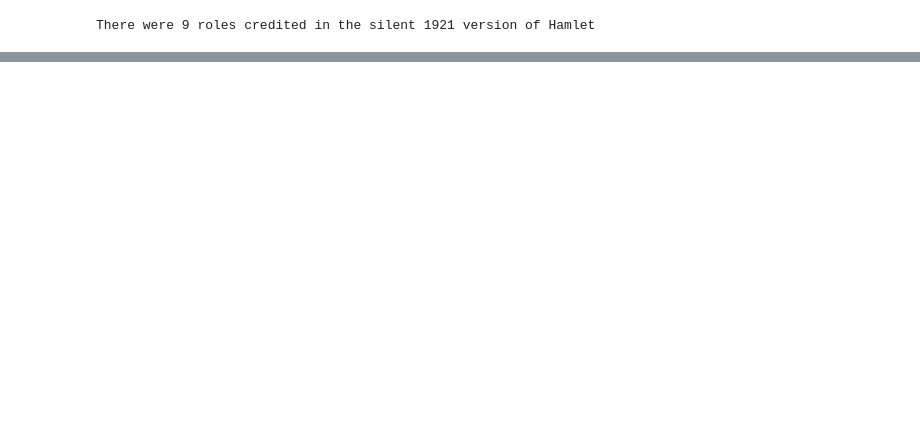
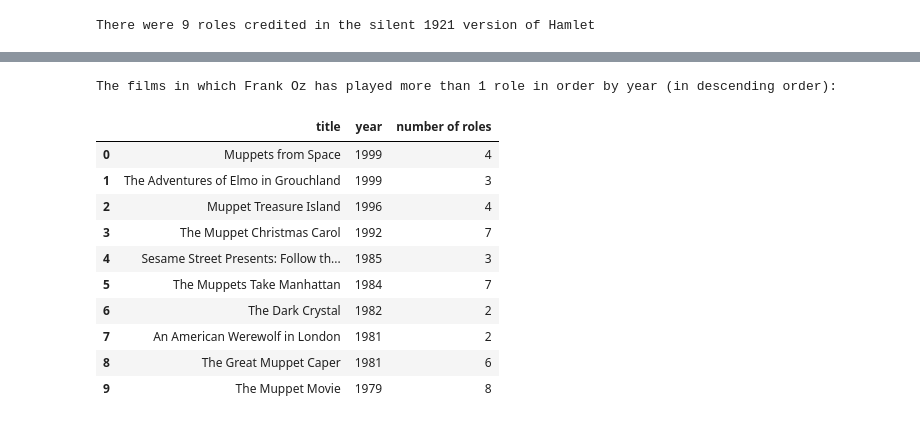
Before and after one commit to appeldaniel1998/Intro-to-Data-Sciences-Final-Project, a Jupyter notebook: Programming.ipynb, the cells around one changed output, grey strips where cells are left out. Drawn from its saved outputs; the diff is of its cells as text; code cells hidden in the pictures; blank space fills up the shorter version.

```diff
--- a/Programming.ipynb
+++ b/Programming.ipynb
@@ -92,0 +198,39 @@ There were 9 roles credited in the silent 1921 version of Hamlet
+# %%
+#Question 2.7
+#Question:List, in order by year, each of the films in which Frank Oz has played more than 1 role
+
+frankOz = cast.groupby('name').get_group('Frank Oz')#Grouping the dataframe and selecting the dataframe where Frank Oz starred
+#This will be the main dataframe we work on
+frankOzCount = frankOz.groupby('title').count()[['name']] #Initializing a new dataframe, grouping the frankOz dataframe by
+#movie title,so setting it to be the count of roles Frank Oz starred in each film and leaving only a single column visible
+#because all columns have the same values('name' was chosen but has no significance)
+frankOzCount = frankOzCount[frankOzCount.name > 1] #Leaving in the dataframe only the films where frank Oz was cast for more
+#than 1 role
+frankOzCount.columns = ['number of roles'] #Renaming the column from 'name' to 'number of roles'.
+frankOz = pd.merge(frankOz, frankOzCount, how = 'inner', on = 'title') #Merging the 2 dataframes created using
+#merge(how='inner') meaning that only the common values shall be saved, all others lost. Because the frankOzCount dataframe has
+#all the needed films where Frank Oz was cast for more than 1 role, all others need to be removed (which the merge()
+#function does).
+frankOz = frankOz.drop_duplicates(subset=['title']) #Now only the needed films are shown, but because Frank Oz was cast for more
+#than 1 role for each film, there are more than 1 record for each film (for every role). We do not need that, so we use the
+#function drop_duplicates() to keep only the first occurrence of each film name (There are no films he starred in that have the
+#same name)
+frankOz = frankOz.sort_values('year', ascending=False) #Sorting the films in descending order according to the year (earliest
+#first)
+frankOz = frankOz.reset_index() #Resetting the indexes for appearance's sake.
+frankOz = frankOz[['title', 'year', 'number of roles']] #Displaying the needed columns: title, year and number of roles
+print('The films in which Frank Oz has played more than 1 role in order by year (in descending order):') #printing the results
+frankOz
+# %% [output]
+The films in which Frank Oz has played more than 1 role in order by year (in descending order):
+|  | title | year | number of roles |
+| 0 | Muppets from Space | 1999 | 4 |
+| 1 | The Adventures of Elmo in Grouchland | 1999 | 3 |
+| 2 | Muppet Treasure Island | 1996 | 4 |
+| 3 | The Muppet Christmas Carol | 1992 | 7 |
+| 4 | Sesame Street Presents: Follow th... | 1985 | 3 |
+| 5 | The Muppets Take Manhattan | 1984 | 7 |
+| 6 | The Dark Crystal | 1982 | 2 |
+| 7 | An American Werewolf in London | 1981 | 2 |
+| 8 | The Great Muppet Caper | 1981 | 6 |
+| 9 | The Muppet Movie | 1979 | 8 |
```
Also changed, not shown: parts of 9 cells of this notebook.
